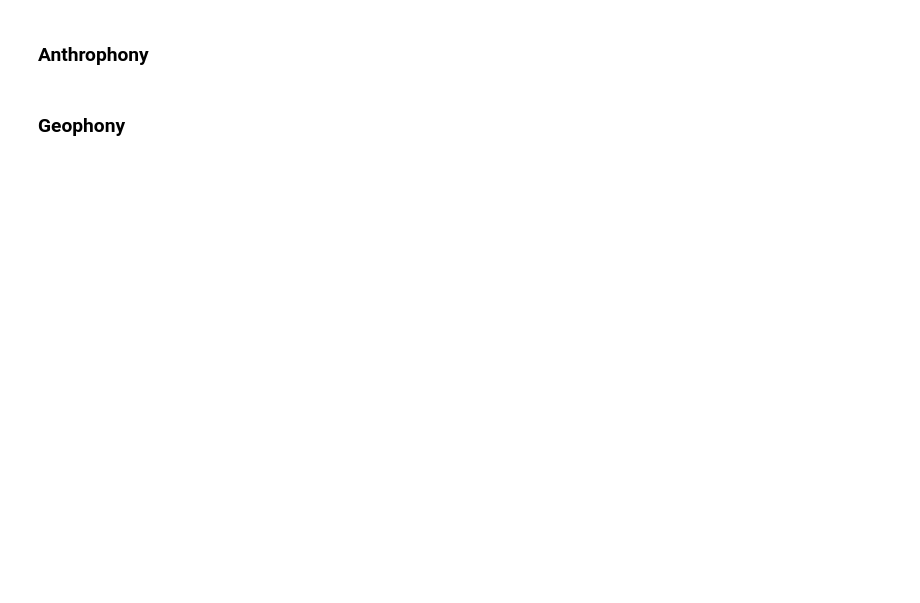
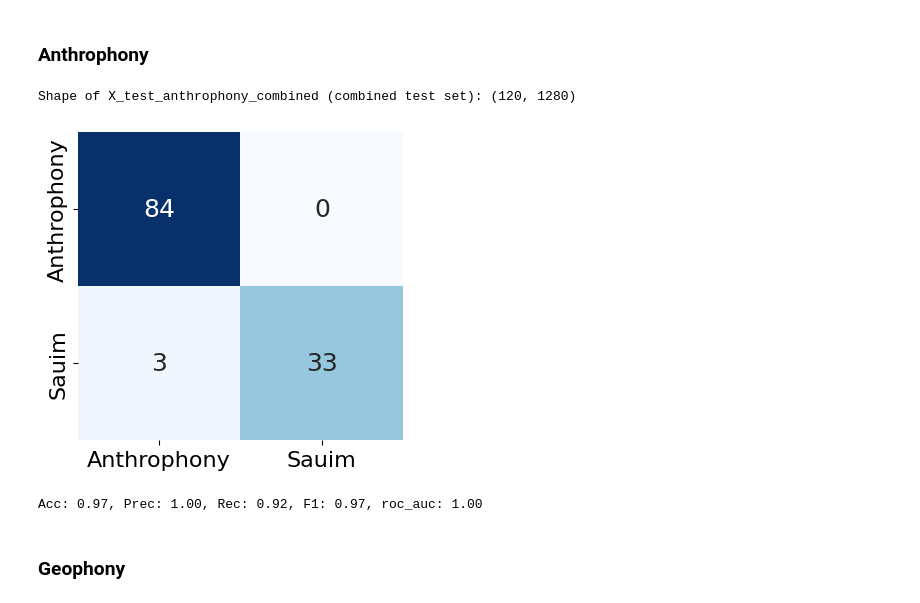
Before and after one commit to juancolonna/Sauim, a Jupyter notebook: jupyter-notebooks/Sauim_bicolor.ipynb, the cells around one changed output. Saved outputs shown, nothing was run; the diff lists cells and outputs as text; code cells hidden in the pictures; blank space fills up the shorter version.

```diff
--- a/jupyter-notebooks/Sauim_bicolor.ipynb
+++ b/jupyter-notebooks/Sauim_bicolor.ipynb
@@ -263,20 +333,30 @@ fpr3, tpr3, roc_auc_birds, cm3 = metrics_calculation(y_test_birds_combined, y_pr
 # %% [markdown]
 ### Anthrophony
 # %%
-X_test_anthrophony_combined = np.concatenate([X_test_normal, anthrophony_vectors])
+if filtered_files:
+    save_fig="Anthrophony_filtered"
+else:
+    save_fig="Anthrophony"
+
+X_test_anthrophony_combined = np.concatenate([X_test_pos, anthrophony_vectors])
 y_test_anthrophony_anomaly = np.zeros(anthrophony_vectors.shape[0]).astype(int)
-y_test_anthrophony_combined = np.concatenate([y_test_normal, y_test_anthrophony_anomaly]).astype(int)
+y_test_anthrophony_combined = np.concatenate([y_test_pos, y_test_anthrophony_anomaly]).astype(int)
 
 print(f"Shape of X_test_anthrophony_combined (combined test set): {X_test_anthrophony_combined.shape}")
 
 predictions = clf.predict(X_test_anthrophony_combined)
 decision_scores = clf.decision_function(X_test_anthrophony_combined)
 
 y_pred = np.where(predictions == -1, 0, 1)
 
 fpr4, tpr4, roc_auc_anthrophony, cm4 = metrics_calculation(y_test_anthrophony_combined, y_pred,
-                                               decision_scores,
-                                               label="Anthrophony")
+                                            decision_scores,
+                                            label="Anthrophony",
+                                            save_fig=save_fig)
+# %% [output]
+Shape of X_test_anthrophony_combined (combined test set): (120, 1280)
+[figure, added]
+Acc: 0.97, Prec: 1.00, Rec: 0.92, F1: 0.97, roc_auc: 1.00
 # %% [markdown]
 ### Geophony
 # %%
```
Also changed, not shown: parts of 23 cells of this notebook, 7 other files.
